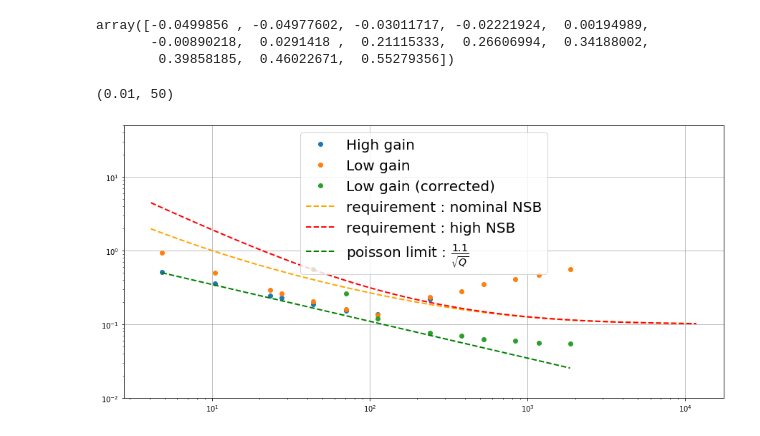
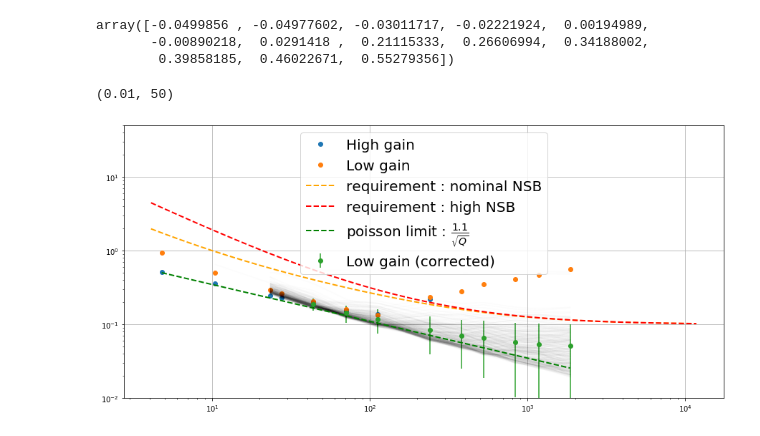
Before and after one commit to ThomasTTX/nectarchain, a Jupyter notebook: notebooks/linearityv2.ipynb, the cells around one changed output. Drawn from its saved outputs; the diff is of its cells as text; code cells hidden in the pictures.

```diff
--- a/notebooks/linearityv2.ipynb
+++ b/notebooks/linearityv2.ipynb
@@ -116,7 +116,8 @@ for jj,data_file_path in enumerate(data_file_paths):
         Qs_HGstd.append(((np.array(Q_HG) - TrueI)**2).sum(axis=0)**.5 /maxevt**.5)
         Qs_LGstd.append(((np.array(Q_LG) - TrueI)**2).sum(axis=0)**.5 /maxevt**.5)
 
-        Qs_LGcorstd.append(((np.array(Q_LG)**0.943+32.364 - TrueI)**2).sum(axis=0)**.5 /maxevt**.5)
+        Qs_LGcorstd.append(((np.array(Q_LG)**0.888*1.57 - TrueI)**2).sum(axis=0)**.5 /maxevt**.5)
+        #Qs_LGcorstd.append(((np.array(Q_LG)**0.8924849 * 1.51547261+3.5740729 - TrueI)**2).sum(axis=0)**.5 /maxevt**.5)
         sattest.append(np.mean(tmpsat))
 
 Qs_HGm = np.array(Qs_HGm)
@@ -183,17 +186,20 @@ array([-0.0499856 , -0.04977602, -0.03011717, -0.02221924,  0.00194989,
 # %%
 
 plt.loglog(Is[:8], Qs_HGstd[:8].mean(axis=1)/Is[:8],'o',label="High gain")
 plt.loglog(Is, Qs_LGstd.mean(axis=1)/Is,'o',label="Low gain")
-plt.loglog(Is, Qs_LGcorstd.mean(axis=1)/Is,'o',label="Low gain (corrected)")
+plt.loglog(Is, (Qs_LGcorstd.T/Is).T,color='black',alpha =.01)
+
+plt.errorbar(Is, Qs_LGcorstd.mean(axis=1)/Is,yerr=(Qs_LGcorstd.T/Is).std(axis=0),fmt='o',label="Low gain (corrected)")
+
 
 plt.plot(QQ1,logres1,'--',linewidth=2,label=r'requirement : nominal NSB',color='orange')
 plt.plot(QQ2,logres2,'--',linewidth=2,label=r'requirement : high NSB ',color='r')
 plt.plot(Is,1.1/Is**.5,'--',linewidth=2,label=r'poisson limit : $\frac{1.1}{\sqrt{Q}}$',color='green')
 
 plt.gca().grid()
 #plt.gca().legend(loc='lower right',prop={'size':20})
 plt.gca().legend(loc='upper center',prop={'size':20})
 plt.gca().set_ylim(1e-2,50)
 # %% [output]
 (0.01, 50)
-[figure, old version]
+[figure, new version]
```
Also changed, not shown: parts of 2 cells of this notebook.
